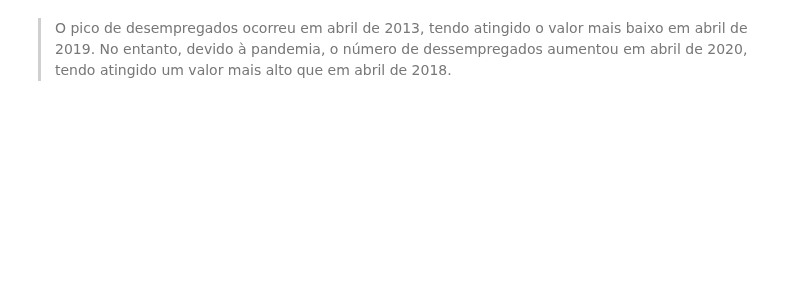
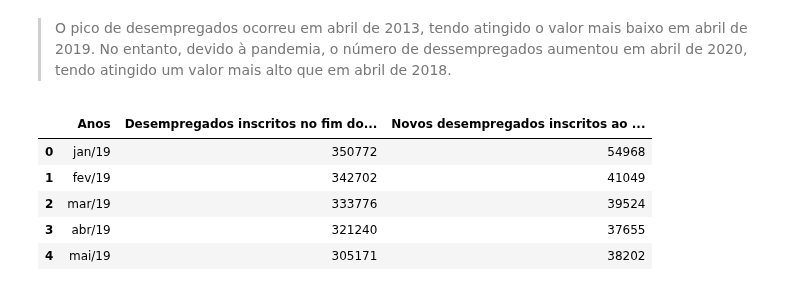
Before and after one commit to DianaA82332/Epidemiologia, a Jupyter notebook: estatisticas_covid_portugal.ipynb, the cells around one changed output. Saved outputs shown, nothing was run; the diff lists cells and outputs as text; code cells hidden in the pictures; blank space fills up the shorter version.

```diff
--- a/estatisticas_covid_portugal.ipynb
+++ b/estatisticas_covid_portugal.ipynb
@@ -456,3 +457,13 @@ fig.show()
 [interactive output not drawn]
 # %% [markdown]
 > O pico de desempregados ocorreu em abril de 2013, tendo atingido o valor mais baixo em abril de 2019. No entanto, devido à pandemia, o número de dessempregados aumentou em abril de 2020, tendo atingido um valor mais alto que em abril de 2018.
+# %%
+dados8=pd.read_csv("/Users/dianamartins/Documents/GitHub/Epidemiologia/Trabalho_final/Dados/desempregados19_20.csv", delimiter=';')
+dados8.head()
+# %% [output]
+|  | Anos | Desempregados inscritos no fim do... | Novos desempregados inscritos ao ... |
+| 0 | jan/19 | 350772 | 54968 |
+| 1 | fev/19 | 342702 | 41049 |
+| 2 | mar/19 | 333776 | 39524 |
+| 3 | abr/19 | 321240 | 37655 |
+| 4 | mai/19 | 305171 | 38202 |
```
Also changed, not shown: parts of 20 cells of this notebook.
